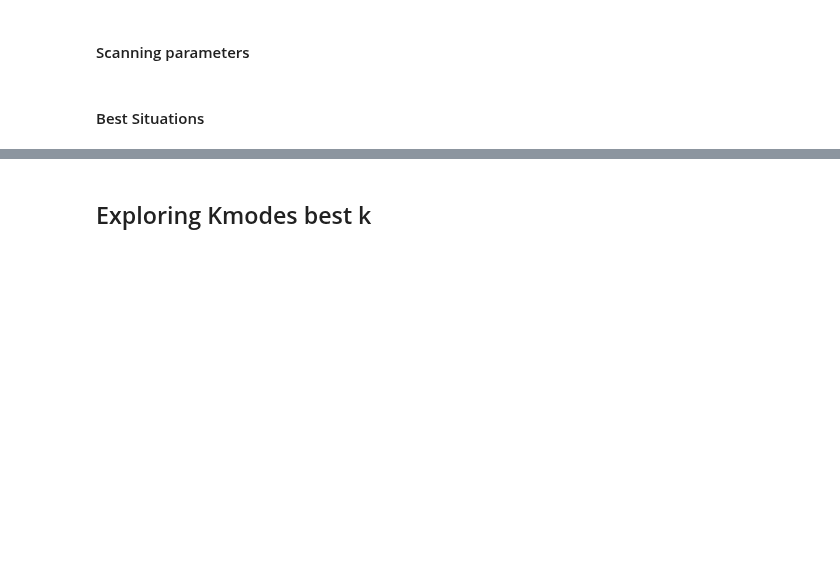
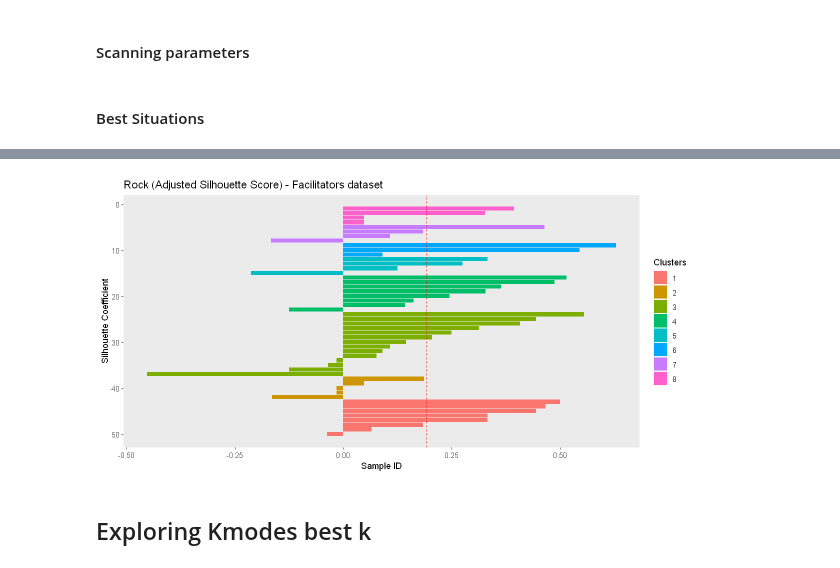
Before and after one commit to LASOS-INT/Barreiras-e-Facilitadores, a Jupyter notebook: R-notebooks/Clustering/facilitators/facilitators_clustering_rock_silhouette/facilitators_clustering_rock_silhouette.ipynb, the cells around one changed output, grey strips where cells are left out. Saved outputs shown, nothing was run; the diff lists cells and outputs as text; code cells hidden in the pictures; blank space fills up the shorter version.

```diff
--- a/R-notebooks/Clustering/facilitators/facilitators_clustering_rock_silhouette/facilitators_clustering_rock_silhouette.ipynb
+++ b/R-notebooks/Clustering/facilitators/facilitators_clustering_rock_silhouette/facilitators_clustering_rock_silhouette.ipynb
@@ -101,14 +150,20 @@ best_K_rock <- best_situtation[1, 'k']
 # %%
-# silhoutte_result <-  silhouette_values(num_clusters=3, df=df_during, diss_matrix=dissimilarity_matrix, iters=200, s=68)
-# coef_data <- data.frame(coef=silhoutte_result[[2]], clust=silhoutte_result[[3]]$cluster)
-# coef_data <- coef_data[order(coef_data$coef, decreasing=TRUE), ]
-# coef_data <- coef_data[order(coef_data$clust, decreasing=TRUE), ]
-# coef_data$clust <- as.factor(coef_data$clust )
-# coef_data$ID <- seq.int(nrow(coef_data))
 
-# ggplot(data = coef_data, aes(y=coef, x=ID, fill=clust)) +
-#   geom_bar(stat = "identity") +
-#   geom_hline(yintercept=mean(coef_data$coef), linetype="dashed", color = "red") +
-#   coord_flip() +
-#   scale_x_reverse() +
-#   theme(panel.grid.major = element_blank(), panel.grid.minor = element_blank())
+coef_data <- data.frame(coef=silhoutte_result[[2]], clust=silhoutte_result[[3]]$cl)
+coef_data <- coef_data[order(coef_data$coef, decreasing=TRUE), ]
+coef_data <- coef_data[order(coef_data$clust, decreasing=TRUE), ]
+coef_data$clust <- as.factor(coef_data$clust )
+coef_data$ID <- seq.int(nrow(coef_data))
+
+ggplot(data = coef_data, aes(y=coef, x=ID, fill=clust)) +
+  geom_bar(stat = "identity") +
+  geom_hline(yintercept=mean(coef_data$coef), linetype="dashed", color = "red") +
+  coord_flip() +
+  scale_x_reverse() +
+  theme(panel.grid.major = element_blank(), panel.grid.minor = element_blank()) +
+  ggtitle("Rock (Adjusted Silhouette Score) - Facilitators dataset") +
+  xlab("Silhouette Coefficient") +
+  ylab("Sample ID") + scale_fill_discrete(name = "Clusters")
+  ggsave(path="graphs", file="coefficients.jpeg", width = 10, height = 5)
+# %% [output]
+[figure, added]
```
Also changed, not shown: parts of 11 cells of this notebook, 18 other files.
